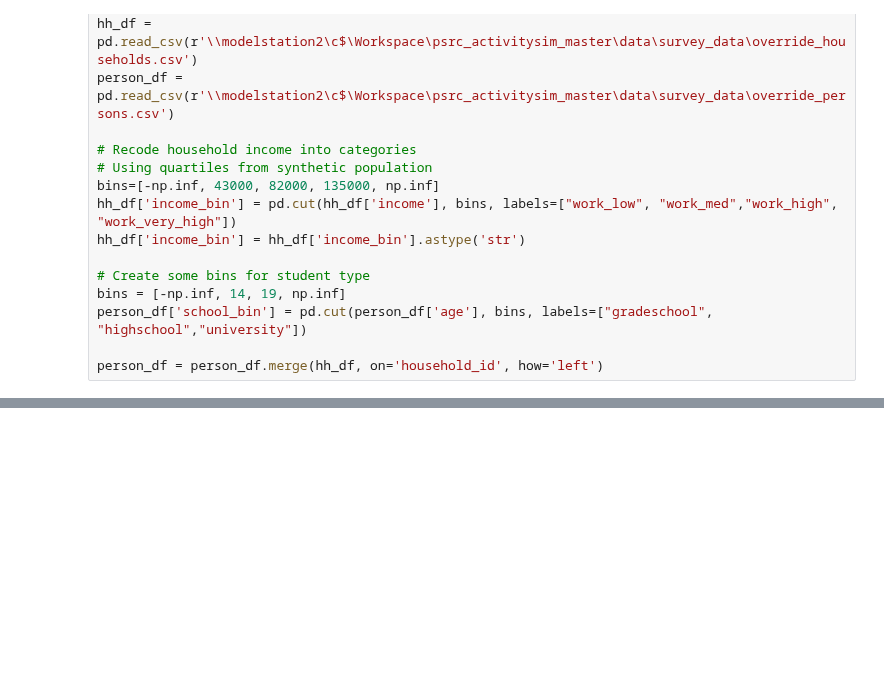
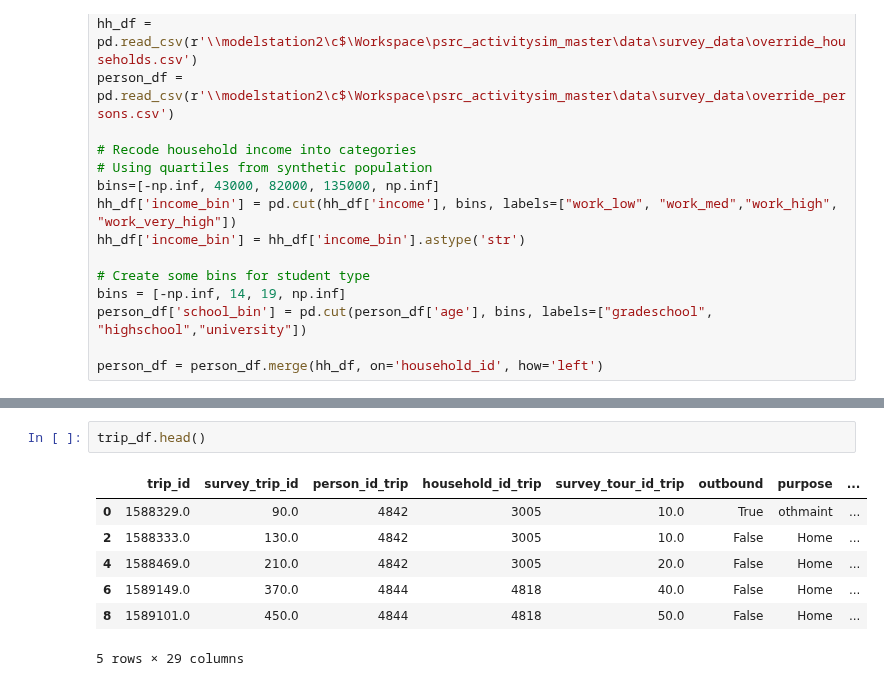
Before and after one commit to psrc/psrc_activitysim, a Jupyter notebook: scripts/size_terms/prep_size_term_data_estimation.ipynb, the cells around one changed output, grey strips where cells are left out. Saved outputs shown, nothing was run; the diff lists cells and outputs as text; blank space fills up the shorter version.

```diff
--- a/scripts/size_terms/prep_size_term_data_estimation.ipynb
+++ b/scripts/size_terms/prep_size_term_data_estimation.ipynb
@@ -128,0 +181,10 @@ df
+# %%
+trip_df.head()
+# %% [output]
+|  | trip_id | survey_trip_id | person_id_trip | household_id_trip | survey_tour_id_trip | outbound | purpose | ... |
+| 0 | 1588329.0 | 90.0 | 4842 | 3005 | 10.0 | True | othmaint | ... |
+| 2 | 1588333.0 | 130.0 | 4842 | 3005 | 10.0 | False | Home | ... |
+| 4 | 1588469.0 | 210.0 | 4842 | 3005 | 20.0 | False | Home | ... |
+| 6 | 1589149.0 | 370.0 | 4844 | 4818 | 40.0 | False | Home | ... |
+| 8 | 1589101.0 | 450.0 | 4844 | 4818 | 50.0 | False | Home | ... |
+5 rows × 29 columns
```
Also changed, not shown: parts of 5 cells of this notebook, 22 other files.
